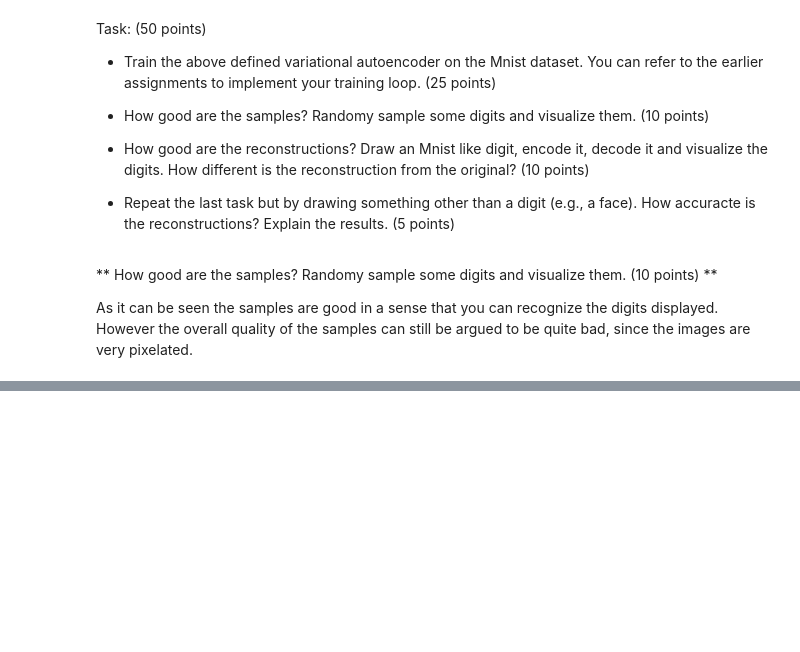
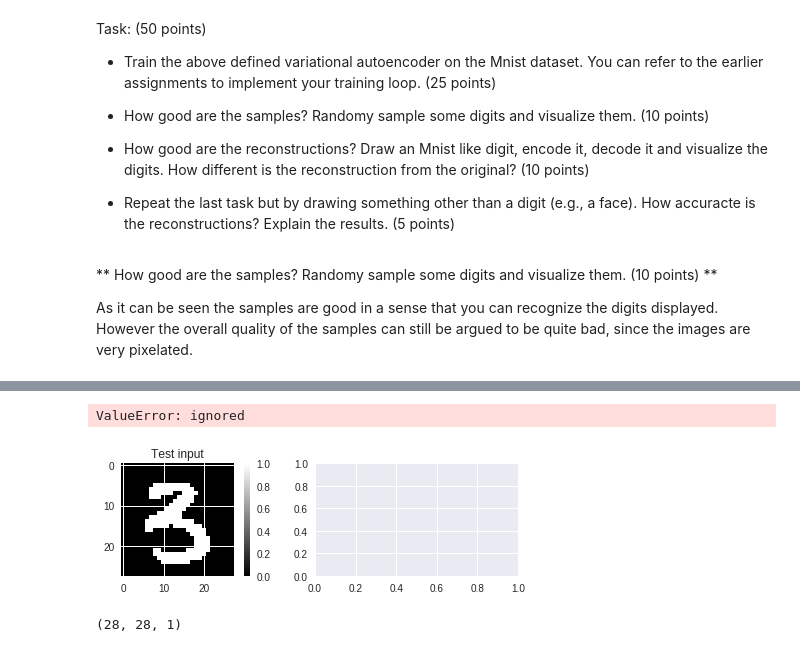
Before and after one commit to aumkar22/NIPS, a Jupyter notebook: Assignment 3/Weeks_6_7_Keras_generator_googleColab.ipynb, the cells around one changed output, grey strips where cells are left out. Saved outputs shown, nothing was run; the diff lists cells and outputs as text; code cells hidden in the pictures; blank space fills up the shorter version.

```diff
--- a/Assignment 3/Weeks_6_7_Keras_generator_googleColab.ipynb
+++ b/Assignment 3/Weeks_6_7_Keras_generator_googleColab.ipynb
@@ -114,7 +114,7 @@ encode = Flatten()(encode)
 
 encode = Dense(1024, activation = 'relu')(encode)
 
-encode = Dropout(0.5)(encode)
+encode = Dropout(0.4)(encode)
 
 mu = Dense(n_z, activation = 'linear')(encode)
 
@@ -338,4 +323,42 @@ for i, yi in enumerate(grid_y):
         digit = x_decoded[0].reshape(digit_size, digit_size)
         figure[i * digit_size: (i + 1) * digit_size,
                j * digit_size: (j + 1) * digit_size] = digit'''
+# %%
+#x_sample = mnist.test.next_batch(100)[0]
+
+#x_= []
+plt.figure(figsize=(8, 12))
+for i in range(5):
+  plt.subplot(5, 2, 2*i + 1)
+  plt.imshow(x_test2[i].reshape(28, 28), vmin=0, vmax=1, cmap="gray")
+
+  plt.title("Test input")
+  plt.colorbar()
+  plt.subplot(5, 2, 2*i + 2)
+  #plt.imshow(model.predict([x_test2[i].reshape(1, 28, 28, 1), mu]), vmin=0, vmax=1, cmap="gray")
+  plt.imshow(model_decoder.predict(model_encoder.predict([x_test2[i].reshape(28, 28, 1), mu])), vmin=0, vmax=1, cmap="gray")
+  plt.title("Reconstruction")
+  plt.colorbar()
+
+#x_reconstruct = model.predict([x_test2, mu])
+
+'''plt.figure(figsize=(8, 12))
+for i in range(5):
+
+    plt.subplot(5, 2, 2*i + 1)
+    plt.imshow(x_sample[i].reshape(28, 28), vmin=0, vmax=1, cmap="gray")
+    plt.title("Test input")
+    plt.colorbar()
+    plt.subplot(5, 2, 2*i + 2)
+    plt.imshow(x_reconstruct[i].reshape(28, 28), vmin=0, vmax=1, cmap="gray")
+    plt.title("Reconstruction")
+    plt.colorbar()
+plt.tight_layout()'''
+# %% [output]
+ValueError: ignored
+[figure, added]
+# %%
+x_test2[0].shape
+# %% [output]
+(28, 28, 1)
 # %%
```
Also changed, not shown: parts of 12 cells of this notebook.
